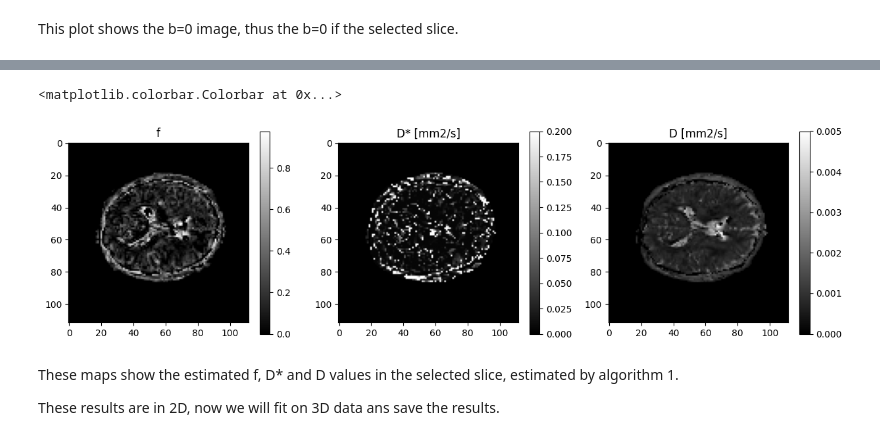
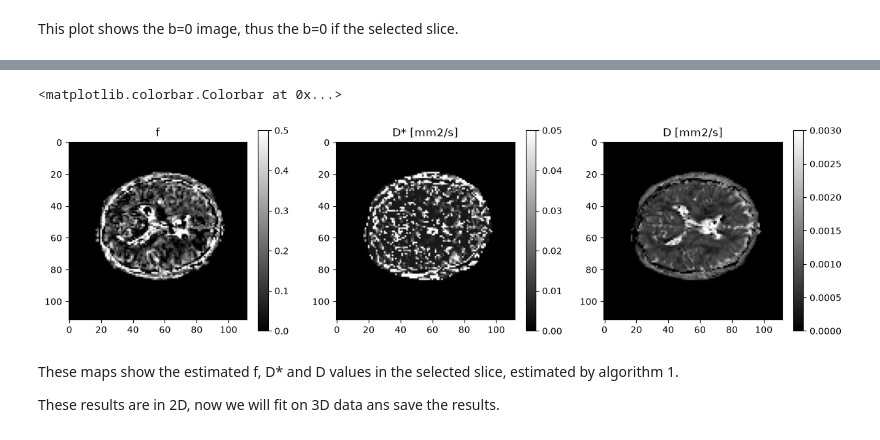
Before and after one commit to OSIPI/TF2.4_IVIM-MRI_CodeCollection, a Jupyter notebook: doc/Introduction_to_TF24_IVIM-MRI_CodeCollection_github_and_IVIM_Analysis_using_Python.ipynb, the cells around one changed output, grey strips where cells are left out. Cells and saved outputs as stored; diff of their text form; code cells hidden in the pictures.

```diff
--- a/doc/Introduction_to_TF24_IVIM-MRI_CodeCollection_github_and_IVIM_Analysis_using_Python.ipynb
+++ b/doc/Introduction_to_TF24_IVIM-MRI_CodeCollection_github_and_IVIM_Analysis_using_Python.ipynb
@@ -390,37 +360,37 @@ f_array=maps["f"]
 Dstar_array=maps["Dp"]
 D_array=maps["D"]
 
 f_map = np.zeros([sx * sy])
 f_map[valid_id] = f_array[0:sum(valid_id)]
 f_map = np.reshape(f_map, [sx, sy])
 
 Dstar_map = np.zeros([sx * sy])
 Dstar_map[valid_id] = Dstar_array[0:sum(valid_id)]
 Dstar_map = np.reshape(Dstar_map, [sx, sy])
 
 D_map = np.zeros([sx * sy])
 D_map[valid_id] = D_array[0:sum(valid_id)]
 D_map = np.reshape(D_map, [sx, sy])
 
 #plot example of IVIM parameters maps
 fig = plt.figure(figsize=(15, 4))
 plt.subplot(131)
-plt.imshow(np.squeeze(f_map[:,:]), cmap='gray')
+plt.imshow(np.squeeze(f_map[:,:]), cmap='gray', vmin=0, vmax=0.5)
 plt.title('f')
 plt.colorbar()
 
 plt.subplot(132)
-plt.imshow(np.squeeze(Dstar_map[:,:]), cmap='gray')
+plt.imshow(np.squeeze(Dstar_map[:,:]), cmap='gray', vmin=0, vmax=0.05)
 plt.title('D* [mm2/s]')
 plt.colorbar()
 
 plt.subplot(133)
-plt.imshow(np.squeeze(D_map[:,:]), cmap='gray')
+plt.imshow(np.squeeze(D_map[:,:]), cmap='gray', vmin=0, vmax=0.003)
 plt.title('D [mm2/s]')
 plt.colorbar()
 # %% [output]
 <matplotlib.colorbar.Colorbar at 0x...>
-[figure, old version]
+[figure, new version]
 # %% [markdown]
 These maps show the estimated f, D* and D values in the selected slice, estimated by algorithm 1.
 
```
Also changed, not shown: parts of 9 cells of this notebook.
